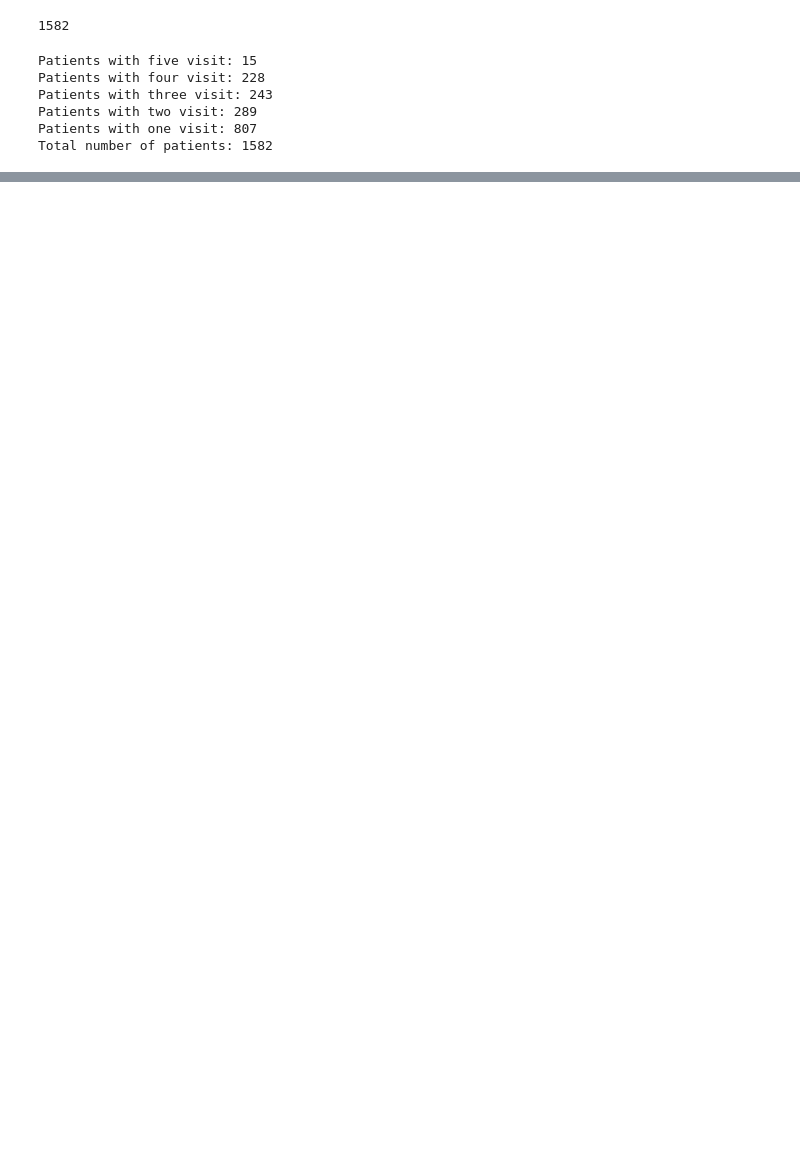
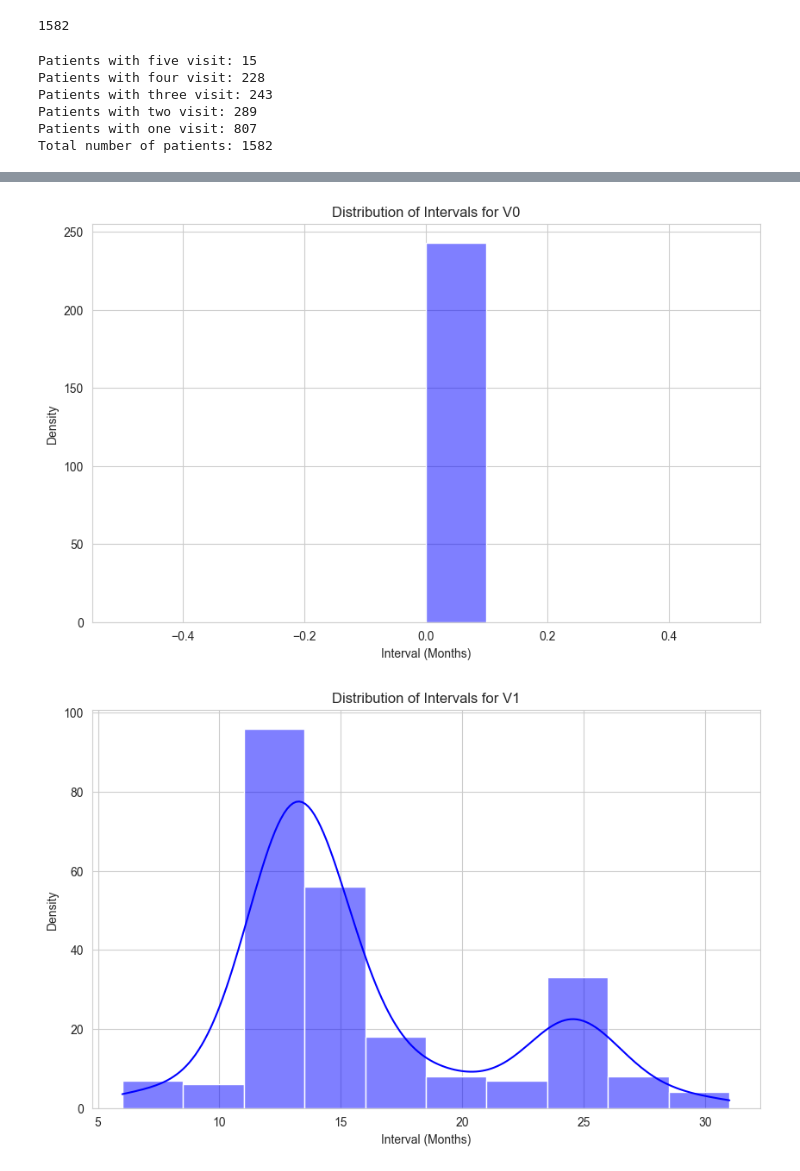
Before and after one commit to iammahbubalam/PPMI_Research_on_Parkinsons, a Jupyter notebook: src/mahbub/analyseDataset.ipynb, the cells around one changed output, grey strips where cells are left out. Saved outputs shown, nothing was run; the diff lists cells and outputs as text; code cells hidden in the pictures; blank space fills up the shorter version.

```diff
--- a/src/mahbub/analyseDataset.ipynb
+++ b/src/mahbub/analyseDataset.ipynb
@@ -138,0 +237,6 @@ create_csv('B:/Sami Sir Research/Data set/Final Dataset v2/one_v', 'B:/Sami Sir
+# %%
+input_csv = 'B:/Sami Sir Research/Data set/Final Dataset v2/three_v.csv'
+plot_visit_distribution(input_csv)
+# %% [output]
+[figure, added]
+[figure, added]
```
Also changed, not shown: parts of 9 cells of this notebook.
